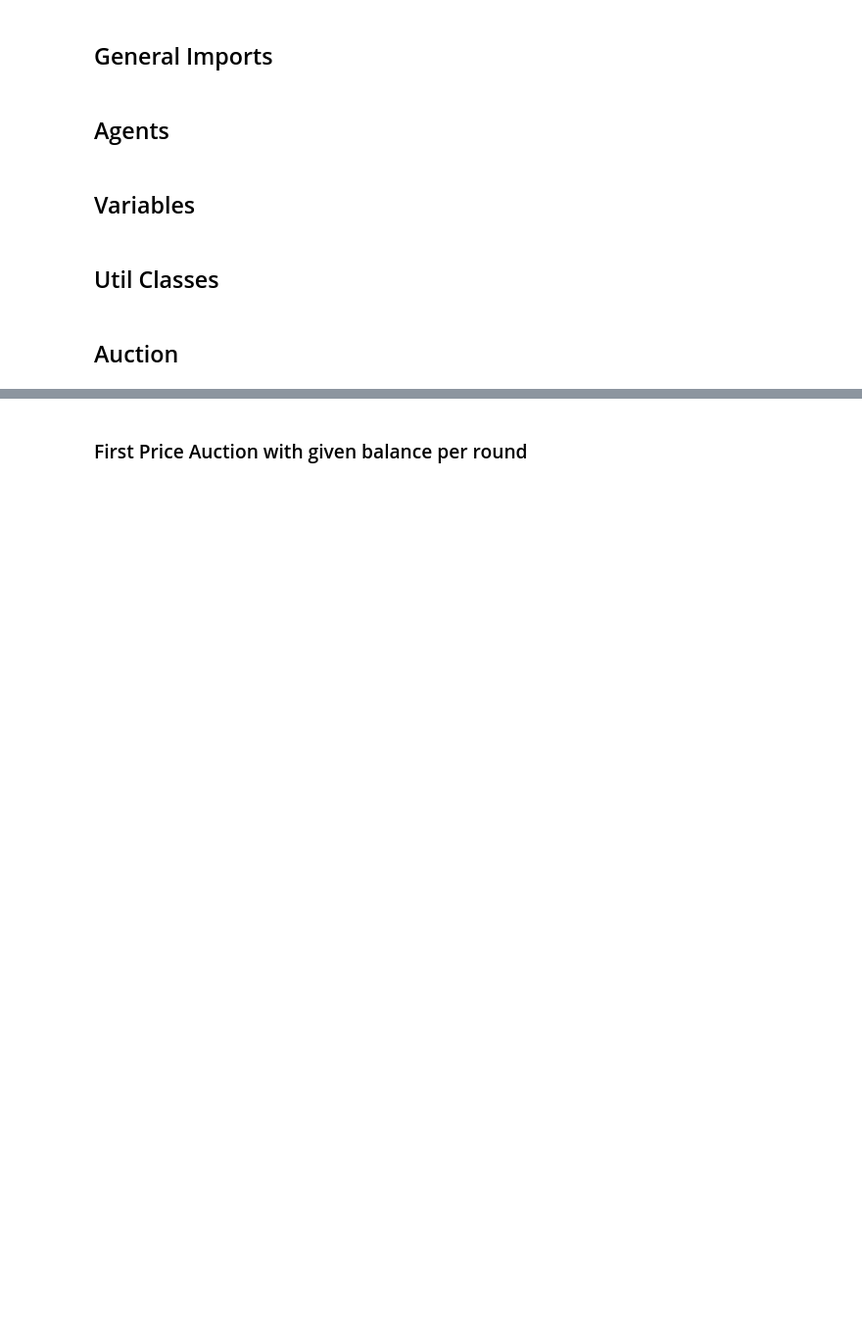
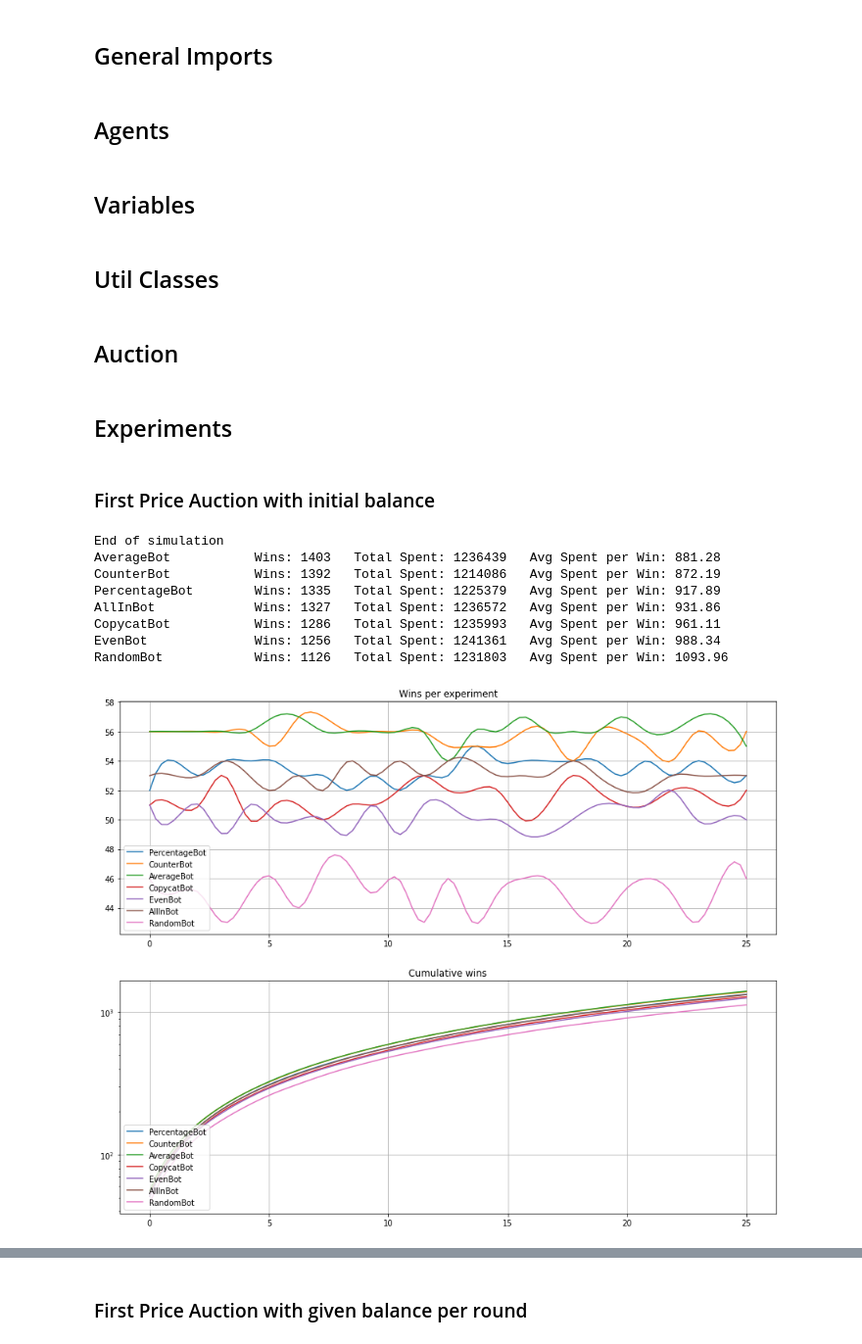
Before and after one commit to chriskrez/MultiagentSystems, a Jupyter notebook: agents.ipynb, the cells around one changed output, grey strips where cells are left out. Shown at 98% size. Cells and saved outputs as stored; diff of their text form; code cells hidden in the pictures; blank space fills up the shorter version.

```diff
--- a/agents.ipynb
+++ b/agents.ipynb
@@ -349,4 +353,6 @@ def plot_experiments(bots, experiments, scores):
     for axs in (ax1, ax2):
         axs.legend(loc='lower left')
         axs.grid()
+# %% [markdown]
+## Experiments
 # %%
@@ -354,0 +361,15 @@ rounds = 1000
+# %% [markdown]
+### First Price Auction with initial balance
+# %%
+scores, totals = simulate(experiments, rounds, init_balance=50000)
+plot_experiments(experiments, scores)
+# %% [output]
+End of simulation
+AverageBot           Wins: 1403   Total Spent: 1236439   Avg Spent per Win: 881.28
+CounterBot           Wins: 1392   Total Spent: 1214086   Avg Spent per Win: 872.19
+PercentageBot        Wins: 1335   Total Spent: 1225379   Avg Spent per Win: 917.89
+AllInBot             Wins: 1327   Total Spent: 1236572   Avg Spent per Win: 931.86
+CopycatBot           Wins: 1286   Total Spent: 1235993   Avg Spent per Win: 961.11
+EvenBot              Wins: 1256   Total Spent: 1241361   Avg Spent per Win: 988.34
+RandomBot            Wins: 1126   Total Spent: 1231803   Avg Spent per Win: 1093.96
+[figure, added]
```
Also changed, not shown: parts of 16 cells of this notebook.
